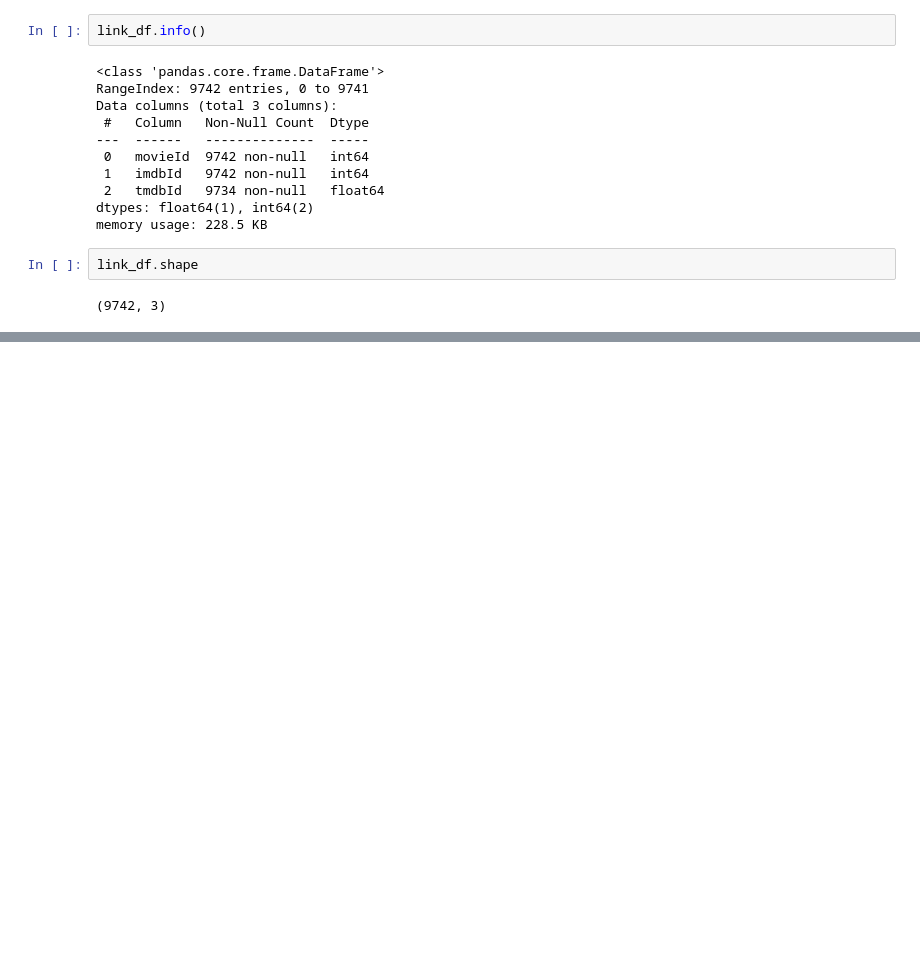
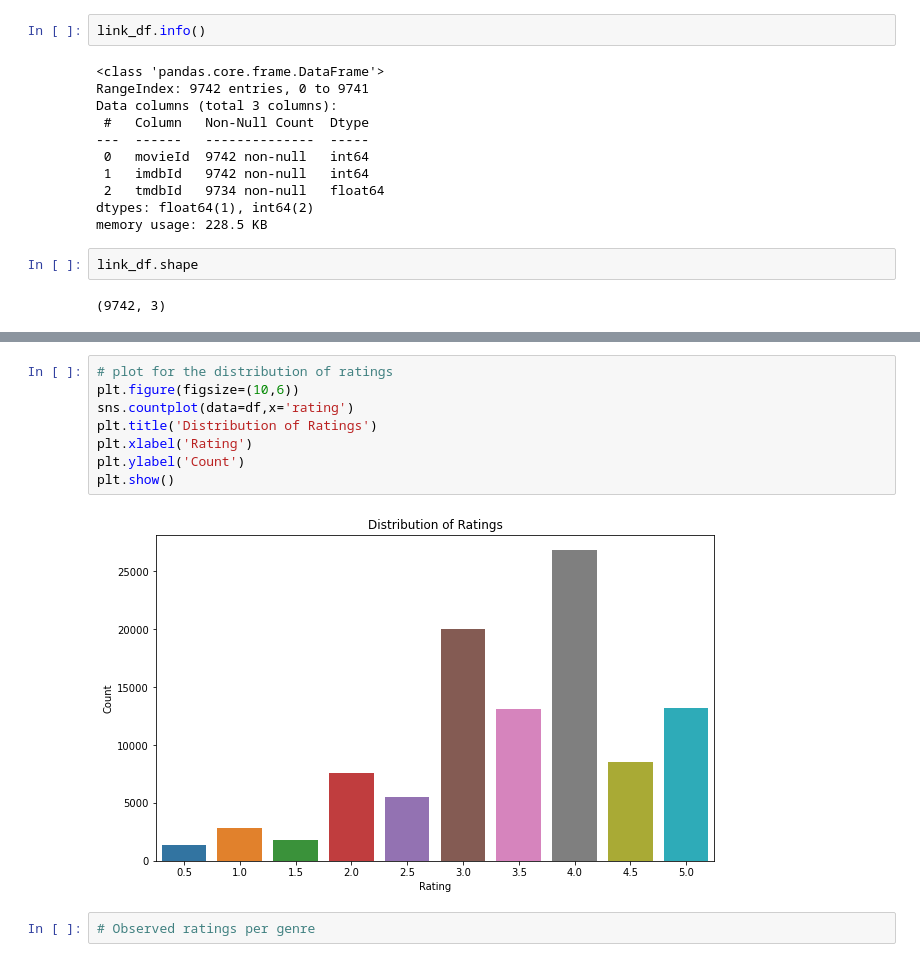
Before and after one commit to OchiengGideon/Group3_phase4_Project, a Jupyter notebook: Recommendation System.ipynb, the cells around one changed output, grey strips where cells are left out. Drawn from its saved outputs; the diff is of its cells as text; blank space fills up the shorter version.

Commit message:
Data Cleaning and EDA

```diff
--- a/Recommendation System.ipynb
+++ b/Recommendation System.ipynb
@@ -134,0 +249,12 @@ link_df.shape
+# %%
+# plot for the distribution of ratings
+plt.figure(figsize=(10,6))
+sns.countplot(data=df,x='rating')
+plt.title('Distribution of Ratings')
+plt.xlabel('Rating')
+plt.ylabel('Count')
+plt.show()
+# %% [output]
+[figure, added]
+# %%
+# Observed ratings per genre
```
Also changed, not shown: parts of 15 cells of this notebook.
